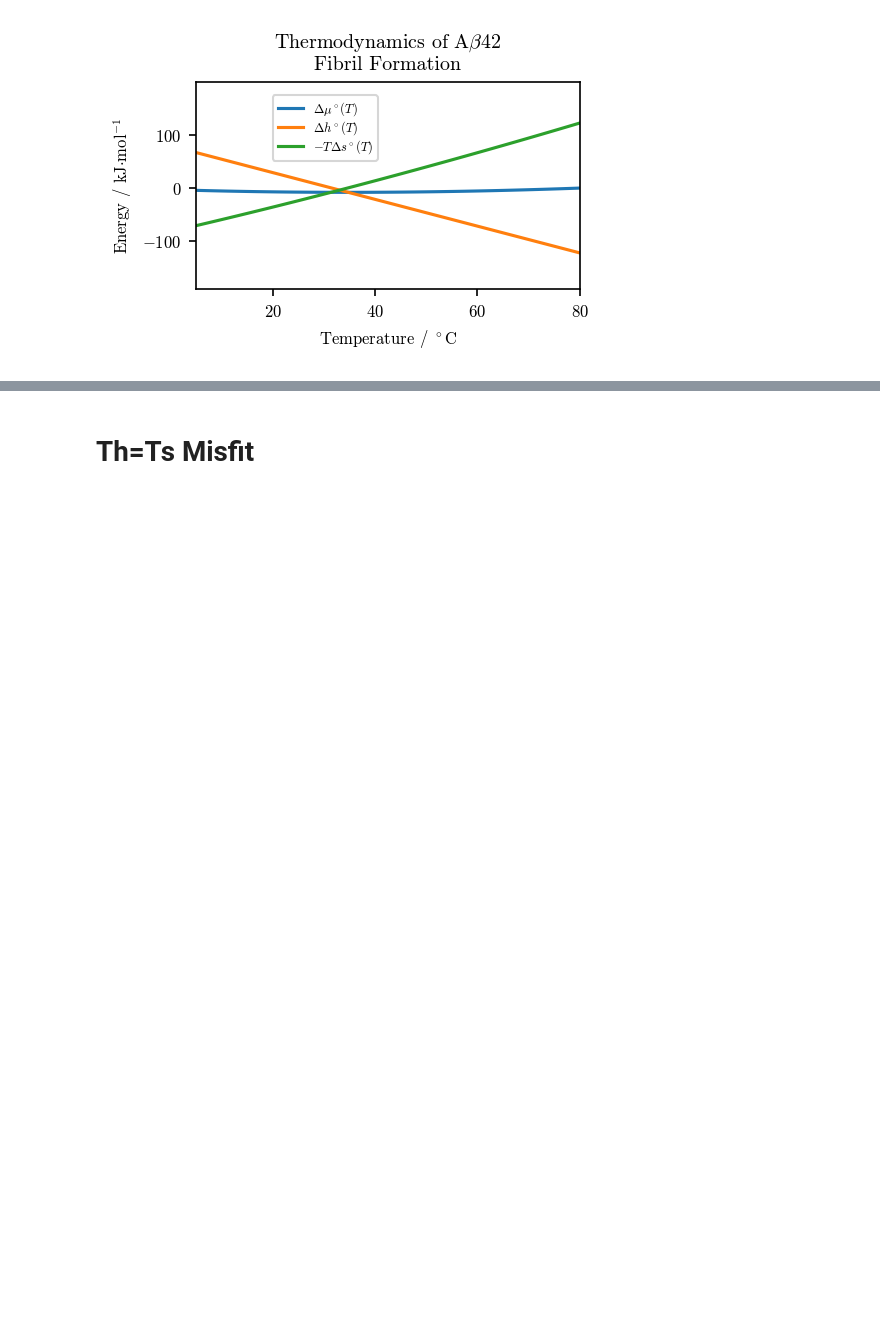
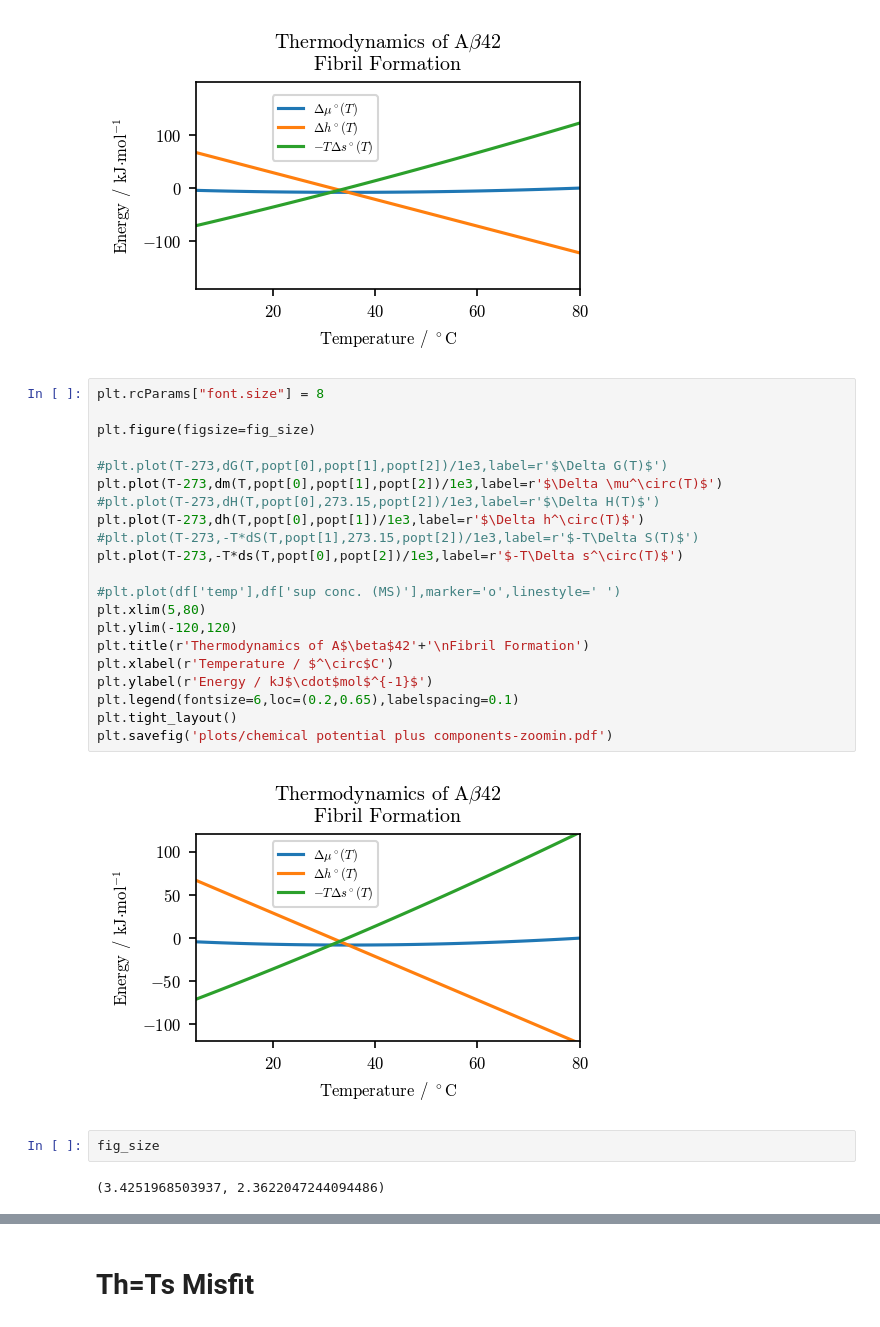
Before and after one commit to saralinse/Published_Data, a Jupyter notebook: Collected data and Fits.ipynb, the cells around one changed output, grey strips where cells are left out. Drawn from its saved outputs; the diff is of its cells as text; blank space fills up the shorter version.

Commit message:
updated figure 4 so that µ(T) can be properly seen

```diff
--- a/Collected data and Fits.ipynb
+++ b/Collected data and Fits.ipynb
@@ -592,3 +592,30 @@ plt.tight_layout()
 plt.savefig('plots/chemical potential plus components.pdf')
 # %% [output]
 [figure]
+# %%
+plt.rcParams["font.size"] = 8
+
+plt.figure(figsize=fig_size)
+
+#plt.plot(T-273,dG(T,popt[0],popt[1],popt[2])/1e3,label=r'$\Delta G(T)$')
+plt.plot(T-273,dm(T,popt[0],popt[1],popt[2])/1e3,label=r'$\Delta \mu^\circ(T)$')
+#plt.plot(T-273,dH(T,popt[0],273.15,popt[2])/1e3,label=r'$\Delta H(T)$')
+plt.plot(T-273,dh(T,popt[0],popt[1])/1e3,label=r'$\Delta h^\circ(T)$')
+#plt.plot(T-273,-T*dS(T,popt[1],273.15,popt[2])/1e3,label=r'$-T\Delta S(T)$')
+plt.plot(T-273,-T*ds(T,popt[0],popt[2])/1e3,label=r'$-T\Delta s^\circ(T)$')
+
+#plt.plot(df['temp'],df['sup conc. (MS)'],marker='o',linestyle=' ')
+plt.xlim(5,80)
+plt.ylim(-120,120)
+plt.title(r'Thermodynamics of A$\beta$42'+'\nFibril Formation')
+plt.xlabel(r'Temperature / $^\circ$C')
+plt.ylabel(r'Energy / kJ$\cdot$mol$^{-1}$')
+plt.legend(fontsize=6,loc=(0.2,0.65),labelspacing=0.1)
+plt.tight_layout()
+plt.savefig('plots/chemical potential plus components-zoomin.pdf')
+# %% [output]
+[figure, added]
+# %%
+fig_size
+# %% [output]
+(3.4251968503937, 2.3622047244094486)
```
Also changed, not shown: parts of 6 cells of this notebook, 1 other file.
